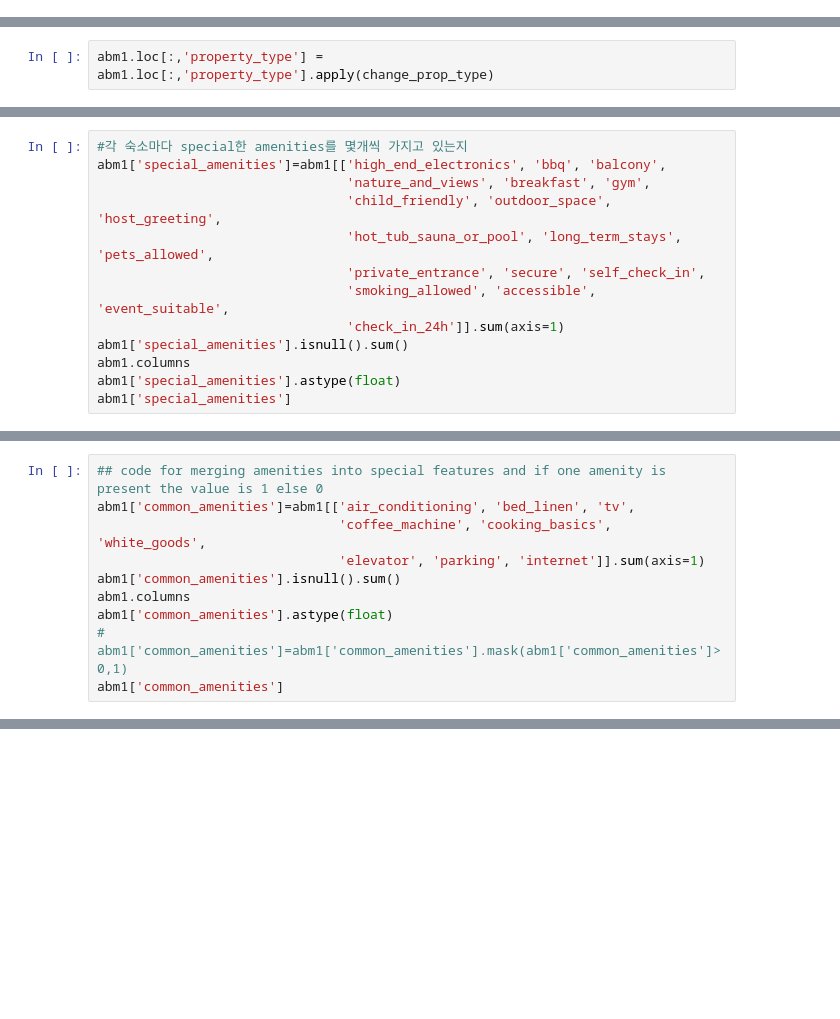
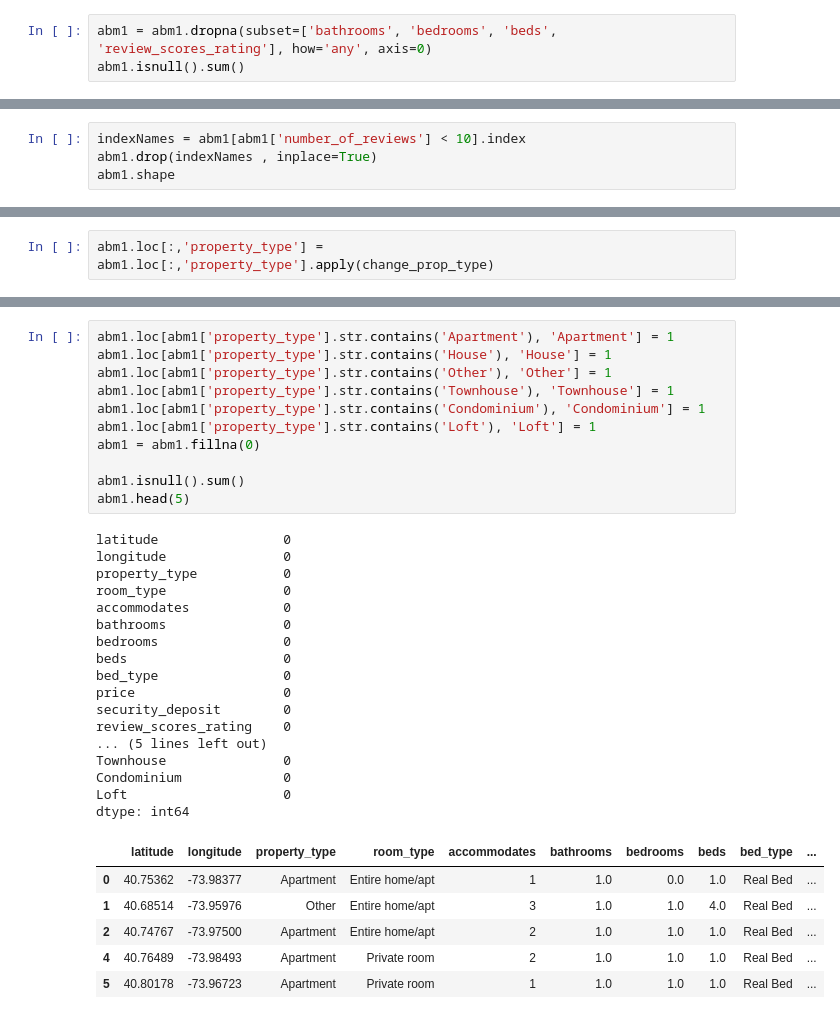
Before and after one commit to whitw/CAUBigdata, a Jupyter notebook: big-data-team-17-cau.ipynb, the cells around one changed output, grey strips where cells are left out. Cells and saved outputs as stored; diff of their text form; blank space fills up the shorter version.

```diff
--- a/big-data-team-17-cau.ipynb
+++ b/big-data-team-17-cau.ipynb
@@ -368,0 +84,3 @@ Name: property_type, dtype: float64
+# %%
+abm1 = abm1.dropna(subset=['bathrooms', 'bedrooms', 'beds', 'review_scores_rating'], how='any', axis=0)
+abm1.isnull().sum()
@@ -368,0 +141,4 @@ Name: property_type, dtype: float64
+# %%
+indexNames = abm1[abm1['number_of_reviews'] < 10].index
+abm1.drop(indexNames , inplace=True)
+abm1.shape
@@ -390,13 +188,0 @@ Name: property_type, dtype: int64
-# %%
-#각 숙소마다 special한 amenities를 몇개씩 가지고 있는지
-abm1['special_amenities']=abm1[['high_end_electronics', 'bbq', 'balcony',
-                                'nature_and_views', 'breakfast', 'gym',
-                                'child_friendly', 'outdoor_space', 'host_greeting',
-                                'hot_tub_sauna_or_pool', 'long_term_stays', 'pets_allowed',
-                                'private_entrance', 'secure', 'self_check_in',
-                                'smoking_allowed', 'accessible', 'event_suitable',
-                                'check_in_24h']].sum(axis=1)
-abm1['special_amenities'].isnull().sum()
-abm1.columns
-abm1['special_amenities'].astype(float)
-abm1['special_amenities']
@@ -463,10 +188,0 @@ Length: 67, dtype: int64
-# %%
-## code for merging amenities into special features and if one amenity is present the value is 1 else 0
-abm1['common_amenities']=abm1[['air_conditioning', 'bed_linen', 'tv',
-                               'coffee_machine', 'cooking_basics', 'white_goods',
-                               'elevator', 'parking', 'internet']].sum(axis=1)
-abm1['common_amenities'].isnull().sum()
-abm1.columns
-abm1['common_amenities'].astype(float)
-# abm1['common_amenities']=abm1['common_amenities'].mask(abm1['common_amenities']>0,1)
-abm1['common_amenities']
@@ -2097,0 +189,35 @@ R^2: 0.7272
+# %%
+abm1.loc[abm1['property_type'].str.contains('Apartment'), 'Apartment'] = 1
+abm1.loc[abm1['property_type'].str.contains('House'), 'House'] = 1
+abm1.loc[abm1['property_type'].str.contains('Other'), 'Other'] = 1
+abm1.loc[abm1['property_type'].str.contains('Townhouse'), 'Townhouse'] = 1
+abm1.loc[abm1['property_type'].str.contains('Condominium'), 'Condominium'] = 1
+abm1.loc[abm1['property_type'].str.contains('Loft'), 'Loft'] = 1
+abm1 = abm1.fillna(0)
+
+abm1.isnull().sum()
+abm1.head(5)
+# %% [output]
+latitude                0
+longitude               0
+property_type           0
+room_type               0
+accommodates            0
+bathrooms               0
+bedrooms                0
+beds                    0
+bed_type                0
+price                   0
+security_deposit        0
+review_scores_rating    0
+... (5 lines left out)
+Townhouse               0
+Condominium             0
+Loft                    0
+dtype: int64
+|  | latitude | longitude | property_type | room_type | accommodates | bathrooms | bedrooms | beds | bed_type | ... |
+| 0 | 40.75362 | -73.98377 | Apartment | Entire home/apt | 1 | 1.0 | 0.0 | 1.0 | Real Bed | ... |
+| 1 | 40.68514 | -73.95976 | Other | Entire home/apt | 3 | 1.0 | 1.0 | 4.0 | Real Bed | ... |
+| 2 | 40.74767 | -73.97500 | Apartment | Entire home/apt | 2 | 1.0 | 1.0 | 1.0 | Real Bed | ... |
+| 4 | 40.76489 | -73.98493 | Apartment | Private room | 2 | 1.0 | 1.0 | 1.0 | Real Bed | ... |
+| 5 | 40.80178 | -73.96723 | Apartment | Private room | 1 | 1.0 | 1.0 | 1.0 | Real Bed | ... |
```
Also changed, not shown: parts of 259 cells of this notebook.
